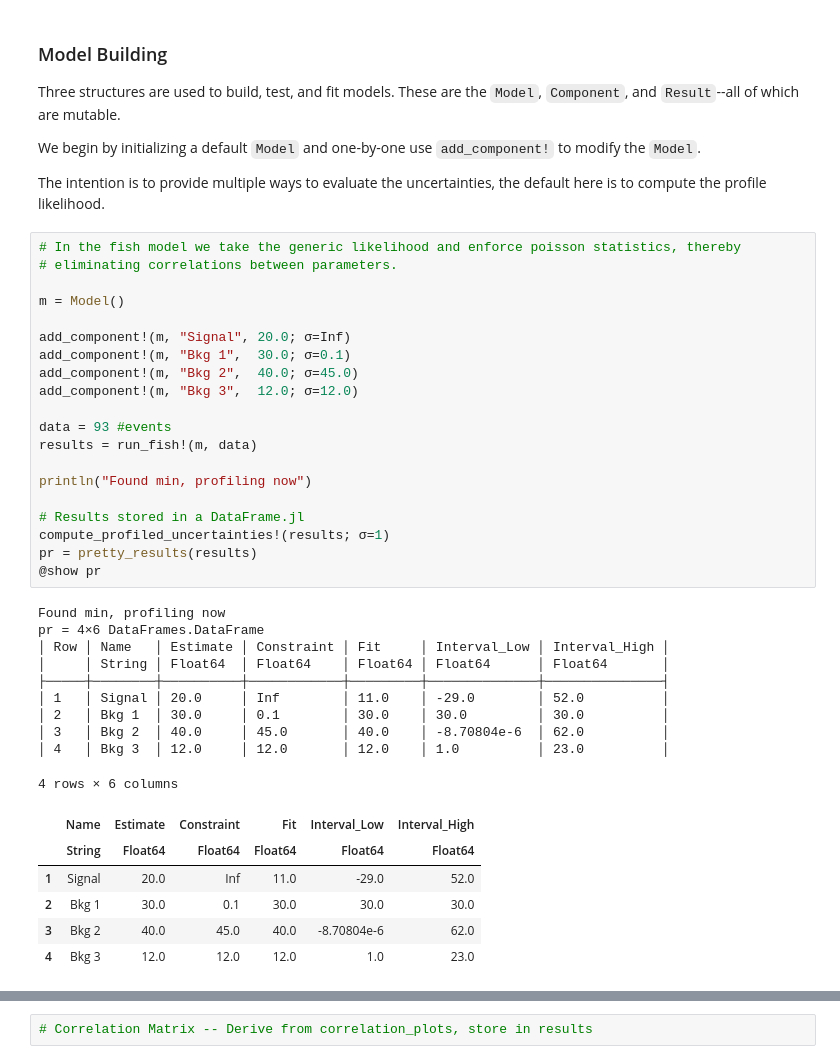
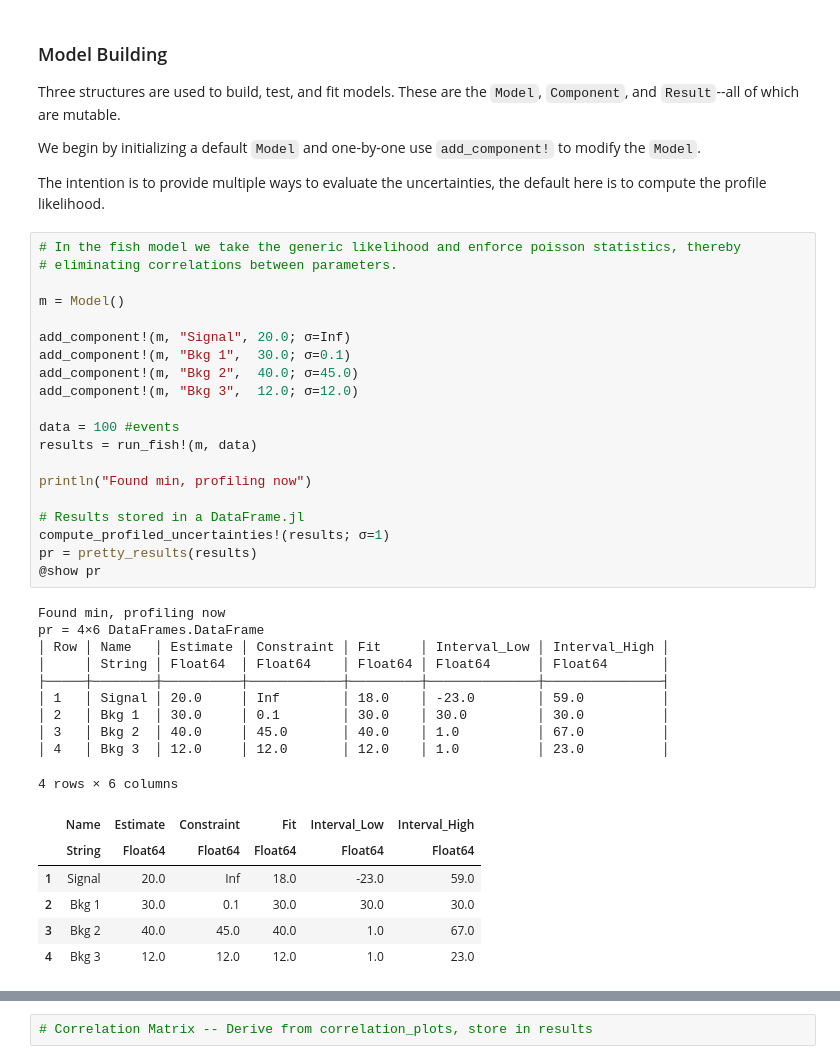
Before and after one commit to MorganAskins/watchfish, a Jupyter notebook: protofish.ipynb, the cells around one changed output, grey strips where cells are left out. Saved outputs shown, nothing was run; the diff lists cells and outputs as text.

```diff
--- a/protofish.ipynb
+++ b/protofish.ipynb
@@ -82,39 +82,39 @@ The intention is to provide multiple ways to evaluate the uncertainties, the def
 # %%
 # In the fish model we take the generic likelihood and enforce poisson statistics, thereby
 # eliminating correlations between parameters.
 
 m = Model()
 
 add_component!(m, "Signal", 20.0; σ=Inf)
 add_component!(m, "Bkg 1",  30.0; σ=0.1)
 add_component!(m, "Bkg 2",  40.0; σ=45.0)
 add_component!(m, "Bkg 3",  12.0; σ=12.0)
 
-data = 93 #events
+data = 100 #events
 results = run_fish!(m, data)
 
 println("Found min, profiling now")
 
 # Results stored in a DataFrame.jl
 compute_profiled_uncertainties!(results; σ=1)
 pr = pretty_results(results)
 @show pr
 # %% [output]
 Found min, profiling now
 pr = 4×6 DataFrames.DataFrame
 │ Row │ Name   │ Estimate │ Constraint │ Fit     │ Interval_Low │ Interval_High │
 │     │ String │ Float64  │ Float64    │ Float64 │ Float64      │ Float64       │
 ├─────┼────────┼──────────┼────────────┼─────────┼──────────────┼───────────────┤
-│ 1   │ Signal │ 20.0     │ Inf        │ 11.0    │ -29.0        │ 52.0          │
+│ 1   │ Signal │ 20.0     │ Inf        │ 18.0    │ -23.0        │ 59.0          │
 │ 2   │ Bkg 1  │ 30.0     │ 0.1        │ 30.0    │ 30.0         │ 30.0          │
-│ 3   │ Bkg 2  │ 40.0     │ 45.0       │ 40.0    │ -8.70804e-6  │ 62.0          │
+│ 3   │ Bkg 2  │ 40.0     │ 45.0       │ 40.0    │ 1.0          │ 67.0          │
 │ 4   │ Bkg 3  │ 12.0     │ 12.0       │ 12.0    │ 1.0          │ 23.0          │
 4 rows × 6 columns
 |  | Name | Estimate | Constraint | Fit | Interval_Low | Interval_High |
 |  | String | Float64 | Float64 | Float64 | Float64 | Float64 |
-| 1 | Signal | 20.0 | Inf | 11.0 | -29.0 | 52.0 |
+| 1 | Signal | 20.0 | Inf | 18.0 | -23.0 | 59.0 |
 | 2 | Bkg 1 | 30.0 | 0.1 | 30.0 | 30.0 | 30.0 |
-| 3 | Bkg 2 | 40.0 | 45.0 | 40.0 | -8.70804e-6 | 62.0 |
+| 3 | Bkg 2 | 40.0 | 45.0 | 40.0 | 1.0 | 67.0 |
 | 4 | Bkg 3 | 12.0 | 12.0 | 12.0 | 1.0 | 23.0 |
 # %%
 using PyPlot
```
Also changed, not shown: parts of 3 cells of this notebook, 1 other file.
